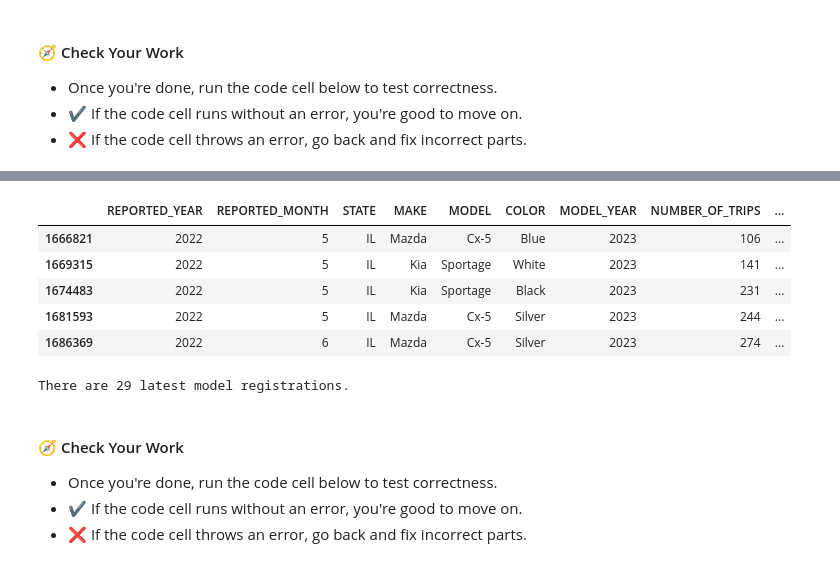
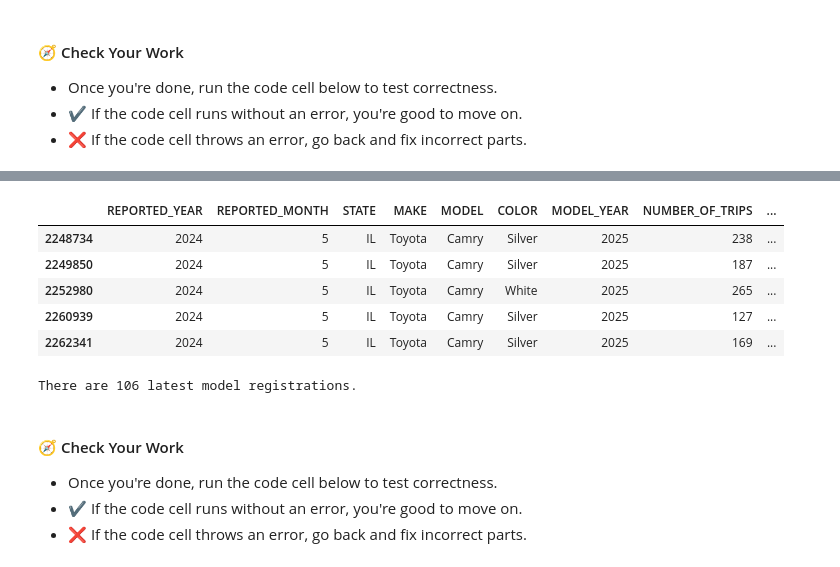
Before and after one commit to bdi475/notebooks, a Jupyter notebook: case-study-01-rideshare-vehicles-SOLUTION.ipynb, the cells around one changed output, grey strips where cells are left out. Saved outputs shown, nothing was run; the diff lists cells and outputs as text; code cells hidden in the pictures.

Commit message:
Update case study 1 to use the latest vehicle registrations dataset

```diff
--- a/case-study-01-rideshare-vehicles-SOLUTION.ipynb
+++ b/case-study-01-rideshare-vehicles-SOLUTION.ipynb
@@ -96,7 +96,7 @@ tc.assertTrue('np' in globals(), 'Check whether you have correctly import NumPy
 # Precision of decimal places does not have a significance in this case study
 pd.set_option('display.precision', 1)
 
-df_v = pd.read_csv('https://github.com/bdi475/datasets/blob/main/chicago-ridesharing-vehicles-202209.zip?raw=true', compression='zip')
+df_v = pd.read_csv('https://github.com/bdi475/datasets/blob/main/chicago-ridesharing-vehicles-202409.zip?raw=true', compression='zip')
 
 # Used to keep a clean copy
 df_v_backup = df_v.copy()
@@ -564,18 +564,18 @@ Your index column may contain different values.
 # %%
 # YOUR CODE BEGINS
-df_latest_models = df_v[df_v.MODEL_YEAR >= 2023]
+df_latest_models = df_v[df_v.MODEL_YEAR >= 2025]
 # YOUR CODE ENDS
 
 display(df_latest_models.head(5))
 print(f'There are {df_latest_models.shape[0]} latest model registrations.')
 # %% [output]
 |  | REPORTED_YEAR | REPORTED_MONTH | STATE | MAKE | MODEL | COLOR | MODEL_YEAR | NUMBER_OF_TRIPS | ... |
-| 1666821 | 2022 | 5 | IL | Mazda | Cx-5 | Blue | 2023 | 106 | ... |
-| 1669315 | 2022 | 5 | IL | Kia | Sportage | White | 2023 | 141 | ... |
-| 1674483 | 2022 | 5 | IL | Kia | Sportage | Black | 2023 | 231 | ... |
-| 1681593 | 2022 | 5 | IL | Mazda | Cx-5 | Silver | 2023 | 244 | ... |
-| 1686369 | 2022 | 6 | IL | Mazda | Cx-5 | Silver | 2023 | 274 | ... |
+| 2248734 | 2024 | 5 | IL | Toyota | Camry | Silver | 2025 | 238 | ... |
+| 2249850 | 2024 | 5 | IL | Toyota | Camry | Silver | 2025 | 187 | ... |
+| 2252980 | 2024 | 5 | IL | Toyota | Camry | White | 2025 | 265 | ... |
+| 2260939 | 2024 | 5 | IL | Toyota | Camry | Silver | 2025 | 127 | ... |
+| 2262341 | 2024 | 5 | IL | Toyota | Camry | Silver | 2025 | 169 | ... |
-There are 29 latest model registrations.
+There are 106 latest model registrations.
 # %% [markdown]
 #### 🧭 Check Your Work
 
```
Also changed, not shown: parts of 49 cells of this notebook, 1 other file.
